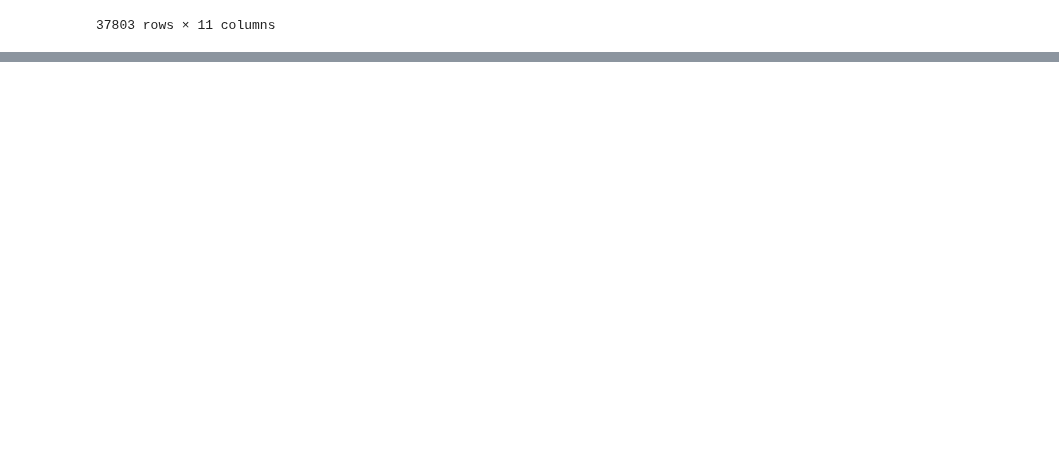
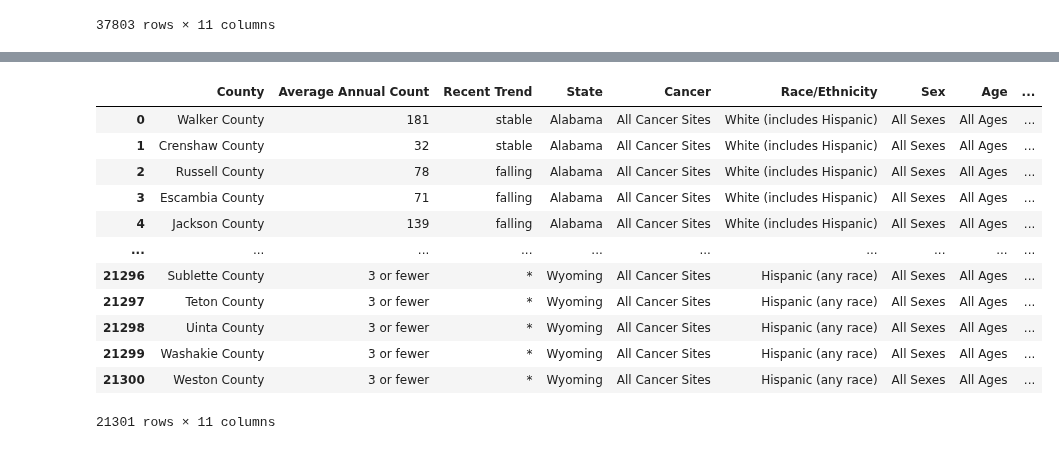
Before and after one commit to robyndook/Cancer_Analysis_US_Counties, a Jupyter notebook: Abramo_Web_Scraping/Merge CSVs.ipynb, the cells around one changed output, grey strips where cells are left out. Cells and saved outputs as stored; diff of their text form; code cells hidden in the pictures; blank space fills up the shorter version.

```diff
--- a/Abramo_Web_Scraping/Merge CSVs.ipynb
+++ b/Abramo_Web_Scraping/Merge CSVs.ipynb
@@ -54,3 +102,19 @@ age_mort = pd.read_csv('age_mort.csv')
 race_mort = race_mort.drop('Unnamed: 0', axis='columns')
 sex_mort = sex_mort.drop('Unnamed: 0', axis='columns')
 age_mort = age_mort.drop('Unnamed: 0', axis='columns')
+# %%
+race_mort
+# %% [output]
+|  | County | Average Annual Count | Recent Trend | State | Cancer | Race/Ethnicity | Sex | Age | ... |
+| 0 | Walker County | 181 | stable | Alabama | All Cancer Sites | White (includes Hispanic) | All Sexes | All Ages | ... |
+| 1 | Crenshaw County | 32 | stable | Alabama | All Cancer Sites | White (includes Hispanic) | All Sexes | All Ages | ... |
+| 2 | Russell County | 78 | falling | Alabama | All Cancer Sites | White (includes Hispanic) | All Sexes | All Ages | ... |
+| 3 | Escambia County | 71 | falling | Alabama | All Cancer Sites | White (includes Hispanic) | All Sexes | All Ages | ... |
+| 4 | Jackson County | 139 | falling | Alabama | All Cancer Sites | White (includes Hispanic) | All Sexes | All Ages | ... |
+| ... | ... | ... | ... | ... | ... | ... | ... | ... | ... |
+| 21296 | Sublette County | 3 or fewer | * | Wyoming | All Cancer Sites | Hispanic (any race) | All Sexes | All Ages | ... |
+| 21297 | Teton County | 3 or fewer | * | Wyoming | All Cancer Sites | Hispanic (any race) | All Sexes | All Ages | ... |
+| 21298 | Uinta County | 3 or fewer | * | Wyoming | All Cancer Sites | Hispanic (any race) | All Sexes | All Ages | ... |
+| 21299 | Washakie County | 3 or fewer | * | Wyoming | All Cancer Sites | Hispanic (any race) | All Sexes | All Ages | ... |
+| 21300 | Weston County | 3 or fewer | * | Wyoming | All Cancer Sites | Hispanic (any race) | All Sexes | All Ages | ... |
+21301 rows × 11 columns
```
Also changed, not shown: parts of 7 cells of this notebook, 11 other files.
